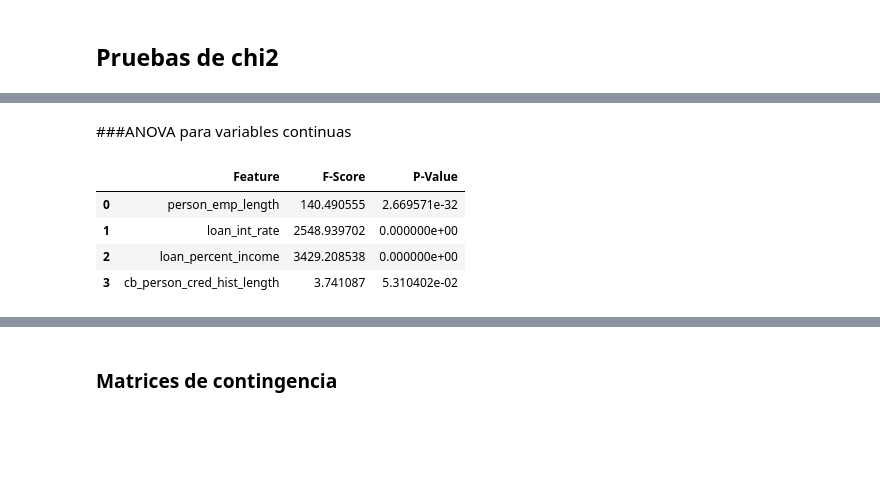
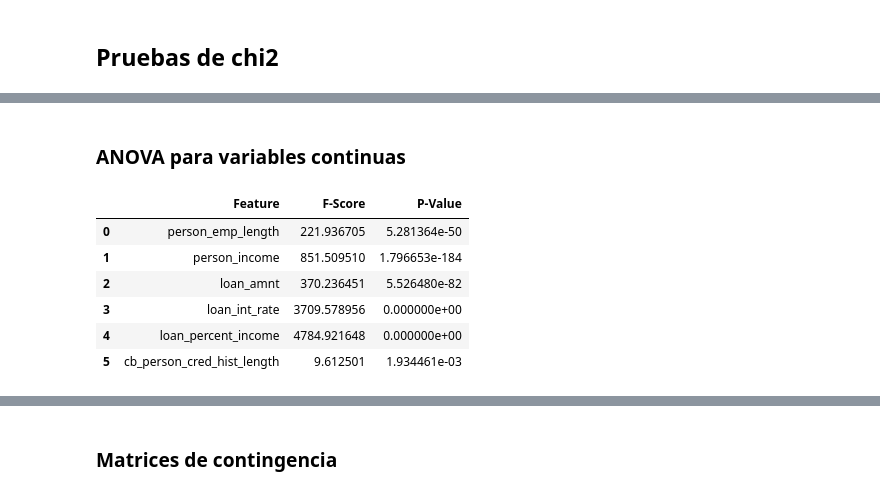
Before and after one commit to dgilrua/proyecto1-analitica, a Jupyter notebook: main.ipynb, the cells around one changed output, grey strips where cells are left out. Cells and saved outputs as stored; diff of their text form; code cells hidden in the pictures; blank space fills up the shorter version.

Commit message:
correccion anova y chi2

```diff
--- a/main.ipynb
+++ b/main.ipynb
@@ -328,7 +328,6 @@ plt.show()
 # Dividir las variables en X y Y (Split) Se va a realizar en proporción 70/30
 X = list(df.columns.copy())
 X.remove('loan_status')
-X = df[X]
-y = df['loan_status']
-X_train, X_test, y_train, y_test = train_test_split(X, y, test_size = 0.3,
-                                                    random_state = 1, stratify = y)
+X = df[X].copy()
+y = df['loan_status'].copy()
+y = y.values.flatten()
@@ -359,8 +338,11 @@ var_cat=['person_home_ownership',
          'cb_person_cred_hist_length',
          'age_group',
          'income_group',
+         'person_emp_length',
          'loan_group']
 var_cont=['person_emp_length',
+          'person_income',
+          'loan_amnt',
           'loan_int_rate',
           'loan_percent_income',
           'cb_person_cred_hist_length'
@@ -406,18 +369,17 @@ datasetContinuo = datasetContinuo.apply(lambda x: x.fillna(x.median()),axis=0)
+# %%
+datasetContinuo = X[var_cont].copy()
 # %% [markdown]
-###ANOVA para variables continuas
+### ANOVA para variables continuas
 # %%
-F_statistic, p_values = f_classif(datasetContinuo, y_train)
+F_statistic, p_values = f_classif(datasetContinuo, y)
 anovaTabla = pd.DataFrame(data = {'Feature':datasetContinuo.columns.values,'F-Score':F_statistic,'P-Value':p_values})
-anovaTablaFeatureName=['person_emp_length',
-          'loan_int_rate',
-          'loan_percent_income',
-          'cb_person_cred_hist_length'
-          ]
-anovaTabla['Feature']=anovaTablaFeatureName
+anovaTabla['Feature']=var_cont
 anovaTabla
 # %% [output]
 |  | Feature | F-Score | P-Value |
-| 0 | person_emp_length | 140.490555 | 2.669571e-32 |
-| 1 | loan_int_rate | 2548.939702 | 0.000000e+00 |
-| 2 | loan_percent_income | 3429.208538 | 0.000000e+00 |
-| 3 | cb_person_cred_hist_length | 3.741087 | 5.310402e-02 |
+| 0 | person_emp_length | 221.936705 | 5.281364e-50 |
+| 1 | person_income | 851.509510 | 1.796653e-184 |
+| 2 | loan_amnt | 370.236451 | 5.526480e-82 |
+| 3 | loan_int_rate | 3709.578956 | 0.000000e+00 |
+| 4 | loan_percent_income | 4784.921648 | 0.000000e+00 |
+| 5 | cb_person_cred_hist_length | 9.612501 | 1.934461e-03 |
```
Also changed, not shown: parts of 10 cells of this notebook.
